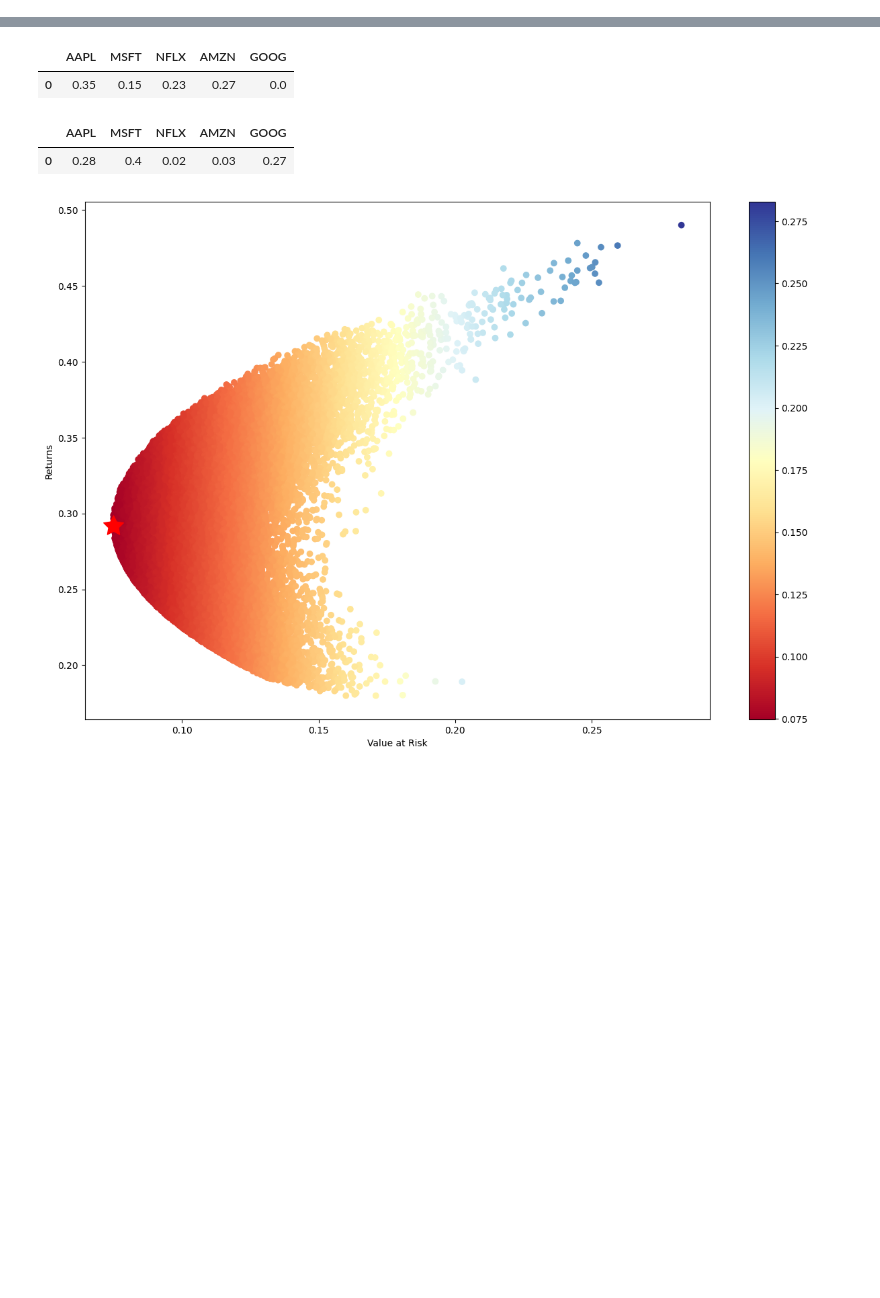
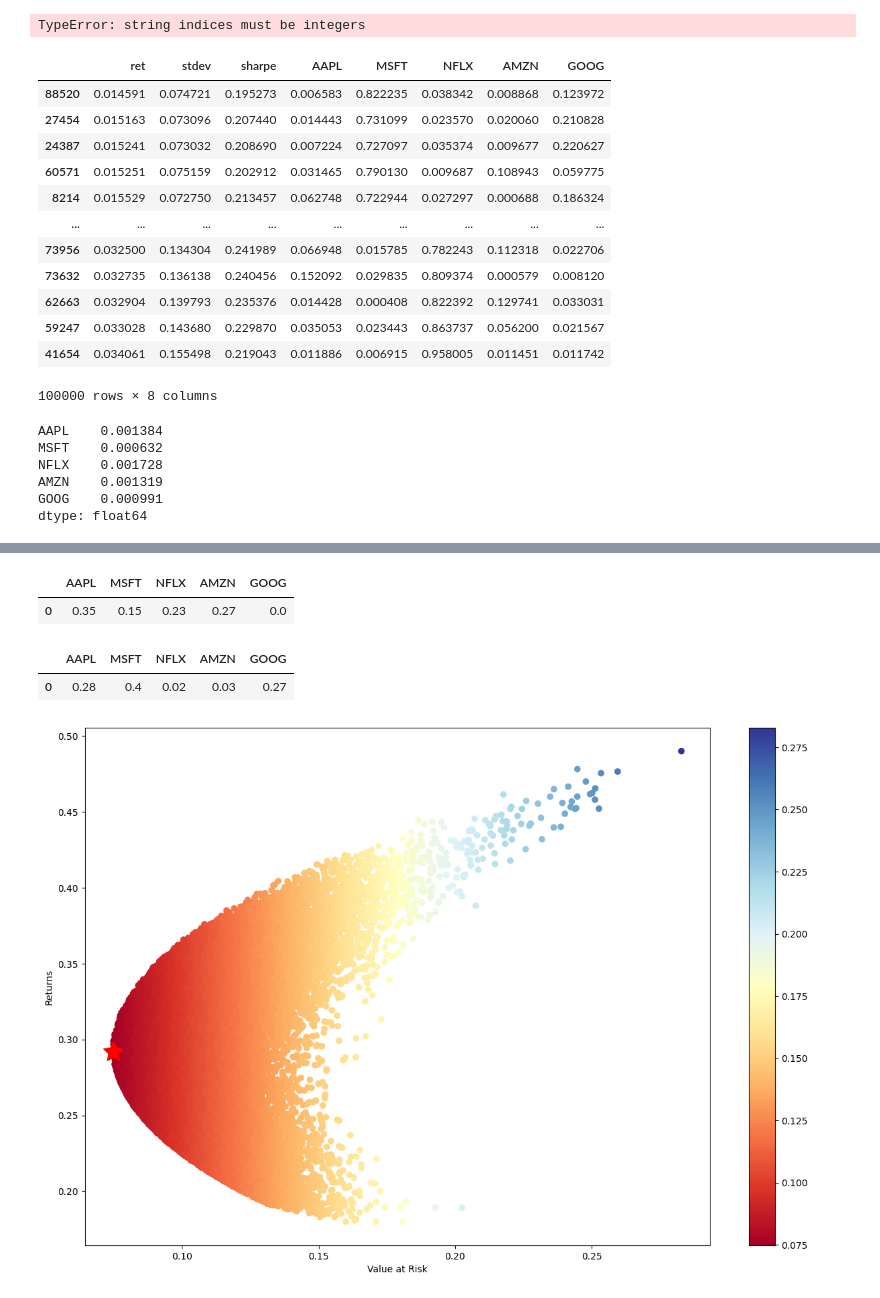
Before and after one commit to ChoiInYeol/Finance-Data-Analysis-Project, a Jupyter notebook: capston.ipynb, the cells around one changed output, grey strips where cells are left out. Drawn from its saved outputs; the diff is of its cells as text; code cells hidden in the pictures; blank space fills up the shorter version.

```diff
--- a/capston.ipynb
+++ b/capston.ipynb
@@ -10,8 +31,10 @@ import matplotlib.pyplot as plt
 # %%
-tickers = ['AAPL', 'MSFT', 'NFLX', 'AMZN', 'GOOG']
+
 start = datetime.datetime(2010, 1, 1)
 end = datetime.datetime(2018, 12, 31)
 df = pd.DataFrame([data.DataReader(ticker, 'yahoo', start, end)['Adj Close'] for ticker in tickers]).T
 df.columns = tickers
+# %% [output]
+TypeError: string indices must be integers
 # %%
 def calc_portfolio_perf(weights, mean_returns, cov, rf):
@@ -41,3 +71,28 @@ cov = df.pct_change().cov()
 num_portfolios = 100000
 rf = 0.0
 results_frame = simulate_random_portfolios(num_portfolios, mean_returns, cov, rf)
+# %%
+results_frame.sort_values("ret")
+# %% [output]
+|  | ret | stdev | sharpe | AAPL | MSFT | NFLX | AMZN | GOOG |
+| 88520 | 0.014591 | 0.074721 | 0.195273 | 0.006583 | 0.822235 | 0.038342 | 0.008868 | 0.123972 |
+| 27454 | 0.015163 | 0.073096 | 0.207440 | 0.014443 | 0.731099 | 0.023570 | 0.020060 | 0.210828 |
+| 24387 | 0.015241 | 0.073032 | 0.208690 | 0.007224 | 0.727097 | 0.035374 | 0.009677 | 0.220627 |
+| 60571 | 0.015251 | 0.075159 | 0.202912 | 0.031465 | 0.790130 | 0.009687 | 0.108943 | 0.059775 |
+| 8214 | 0.015529 | 0.072750 | 0.213457 | 0.062748 | 0.722944 | 0.027297 | 0.000688 | 0.186324 |
+| ... | ... | ... | ... | ... | ... | ... | ... | ... |
+| 73956 | 0.032500 | 0.134304 | 0.241989 | 0.066948 | 0.015785 | 0.782243 | 0.112318 | 0.022706 |
+| 73632 | 0.032735 | 0.136138 | 0.240456 | 0.152092 | 0.029835 | 0.809374 | 0.000579 | 0.008120 |
+| 62663 | 0.032904 | 0.139793 | 0.235376 | 0.014428 | 0.000408 | 0.822392 | 0.129741 | 0.033031 |
+| 59247 | 0.033028 | 0.143680 | 0.229870 | 0.035053 | 0.023443 | 0.863737 | 0.056200 | 0.021567 |
+| 41654 | 0.034061 | 0.155498 | 0.219043 | 0.011886 | 0.006915 | 0.958005 | 0.011451 | 0.011742 |
+100000 rows × 8 columns
+# %%
+mean_returns
+# %% [output]
+AAPL    0.001384
+MSFT    0.000632
+NFLX    0.001728
+AMZN    0.001319
+GOOG    0.000991
+dtype: float64
```
Also changed, not shown: parts of 8 cells of this notebook.
